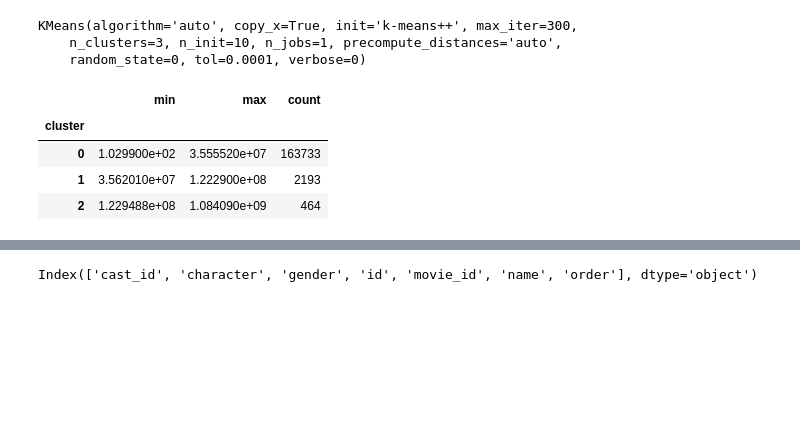
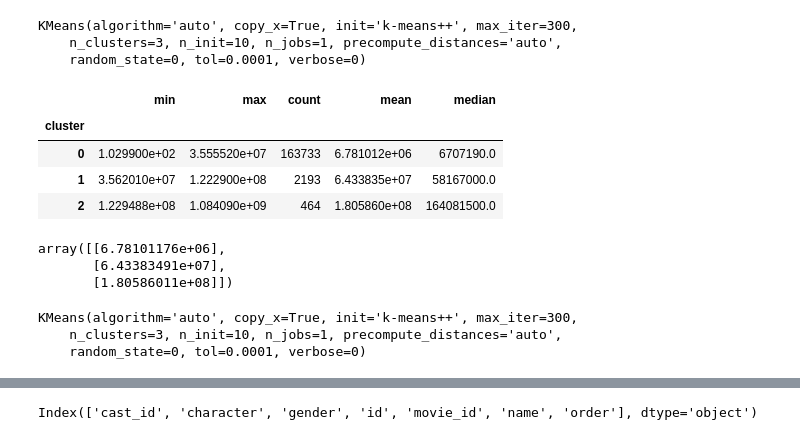
Before and after one commit to mandixbw/Cinema_KeysForSuccess, a Jupyter notebook: 07_Feature_Engineering.ipynb, the cells around one changed output, grey strips where cells are left out. Drawn from its saved outputs; the diff is of its cells as text; code cells hidden in the pictures; blank space fills up the shorter version.

```diff
--- a/07_Feature_Engineering.ipynb
+++ b/07_Feature_Engineering.ipynb
@@ -1897,7 +1897,7 @@ dfMoviesUS['belongs_to_collection_id'].value_counts().tail(5)
 Name: belongs_to_collection_id, dtype: int64
 # %%
 #Así que voy a definir el campo como un booleano, que será true si "belongs_to_collection_id" está relleno:
-dfMoviesUS['belongs_to_collection'] = dfMoviesUS['belongs_to_collection_id'].map(lambda id: True if id == id else False)
+dfMoviesUS['belongs_to_collection'] = dfMoviesUS['belongs_to_collection_id'].map(lambda id: 1 if id == id else 0)
 # %%
 dfMoviesUS.groupby('belongs_to_collection')[['belongs_to_collection_id', 'belongs_to_collection_name', 'status']].count()
 # %% [output]
@@ -2773,10 +2775,27 @@ KMeans(algorithm='auto', copy_x=True, init='k-means++', max_iter=300,
     random_state=0, tol=0.0001, verbose=0)
 # %%
 dfAuxMoviesBudget['cluster'] = kmeans.predict(dfAuxMoviesBudget[['budget_converted']])
-dfAuxMoviesBudget.groupby('cluster')['budget_converted'].agg(['min','max','count'])
+dfAuxMoviesBudget.groupby('cluster')['budget_converted'].agg(['min','max','count', 'mean', 'median'])
 # %% [output]
-|  | min | max | count |
-| cluster |  |  |  |
-| 0 | 1.029900e+02 | 3.555520e+07 | 163733 |
-| 1 | 3.562010e+07 | 1.222900e+08 | 2193 |
-| 2 | 1.229488e+08 | 1.084090e+09 | 464 |
+|  | min | max | count | mean | median |
+| cluster |  |  |  |  |  |
+| 0 | 1.029900e+02 | 3.555520e+07 | 163733 | 6.781012e+06 | 6707190.0 |
+| 1 | 3.562010e+07 | 1.222900e+08 | 2193 | 6.433835e+07 | 58167000.0 |
+| 2 | 1.229488e+08 | 1.084090e+09 | 464 | 1.805860e+08 | 164081500.0 |
+# %%
+kmeans.cluster_centers_
+# %% [output]
+array([[6.78101176e+06],
+       [6.43383491e+07],
+       [1.80586011e+08]])
+# %%
+#Qué me saldría si repito mi clustering sobre el log(budget)?
+
+from sklearn.cluster import KMeans
+#kmeans = KMeans(n_clusters=3, random_state=0)
+kmeans = KMeans(n_clusters=3, random_state=0)
+kmeans.fit(dfAuxMoviesBudget[['budget_converted']].applymap(np.log))
+# %% [output]
+KMeans(algorithm='auto', copy_x=True, init='k-means++', max_iter=300,
+    n_clusters=3, n_init=10, n_jobs=1, precompute_distances='auto',
+    random_state=0, tol=0.0001, verbose=0)
```
Also changed, not shown: parts of 85 cells of this notebook, 1 other file.
